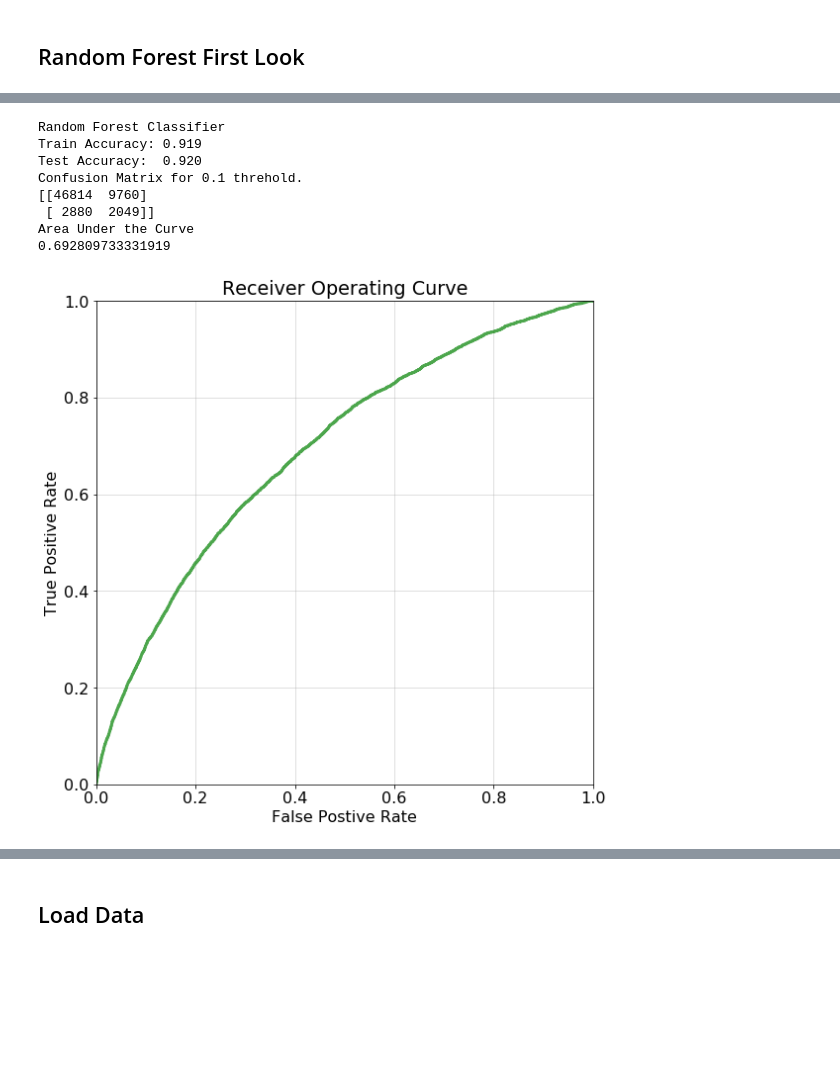
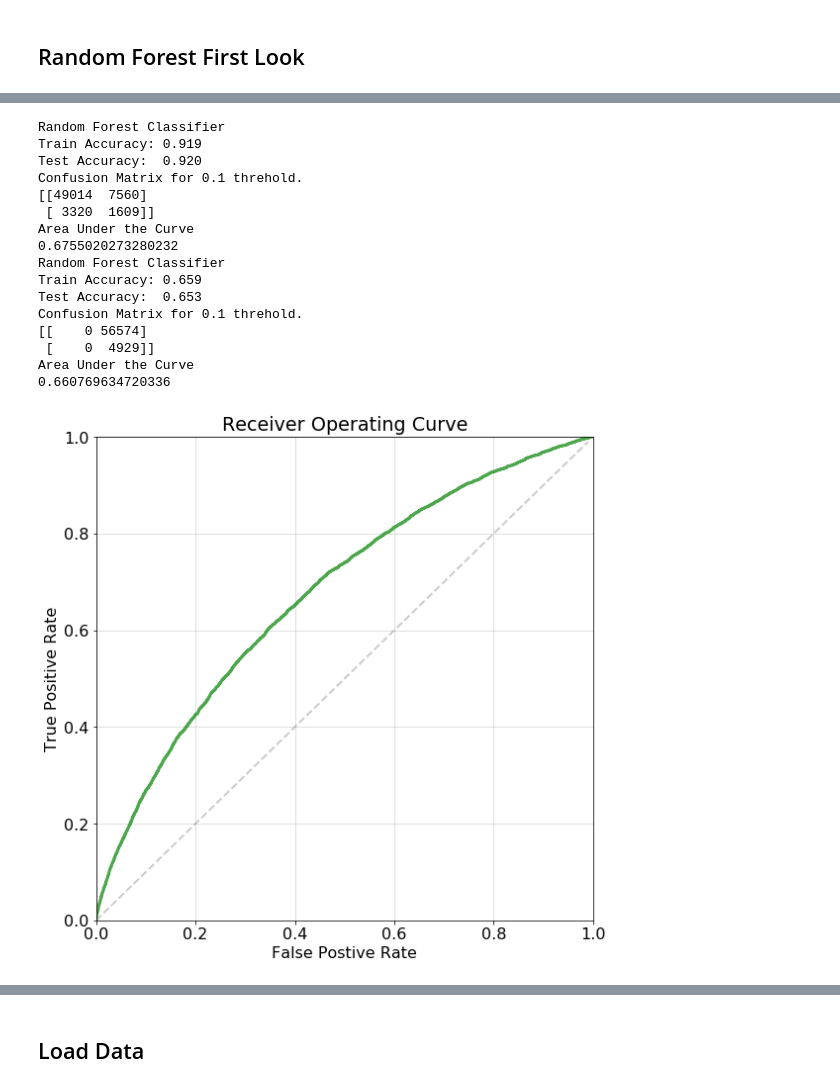
Before and after one commit to vlassarev/home-credit-default-risk, a Jupyter notebook: hcdr_model.ipynb, the cells around one changed output, grey strips where cells are left out. Cells and saved outputs as stored; diff of their text form; code cells hidden in the pictures; blank space fills up the shorter version.

Commit message:
Added SMOTE but seems not to improve AUC.

```diff
--- a/hcdr_model.ipynb
+++ b/hcdr_model.ipynb
@@ -145,6 +146,14 @@ class dataset(object):
             @param test_size (float): fraction of data for test
             @return X_train, X_test, y_train, y_test (tuple): split data"""
         return(train_test_split(X, y, test_size=test_size, random_state=757))
+
+    def minority_oversample(self, X, y):
+        """Oversamples minority class to balance it.
+            @param X (pandas.DataFrame): X data
+            @param y (series): y data
+            @return X, y where X and y have been balanced (with minority oversampling)"""
+        self.sm = SMOTE(random_state=42)
+        return(self.sm.fit_sample(X, y))
 # %% [markdown]
 ## Pre-Processing Data
 # %%
@@ -184,7 +193,10 @@ EMERGENCYSTATE_MODE          has  3 levels.
 # %% [markdown]
 ## Random Forest First Look
 # %%
-rfc = RandomForestClassifier(max_depth=7, random_state=0, n_estimators=100)
+rfc = RandomForestClassifier(max_depth=4, random_state=0, n_estimators=50)
 rfc.fit(app.X_train, app.y_train)
+
+rfc_mo = RandomForestClassifier(max_depth=4, random_state=0, n_estimators=50)
+rfc_mo.fit(*app.minority_oversample(app.X_train, app.y_train))
 # %% [output]
 RandomForestClassifier(bootstrap=True, class_weight=None, criterion='gini',
@@ -195,35 +207,51 @@ RandomForestClassifier(bootstrap=True, class_weight=None, criterion='gini',
             oob_score=False, random_state=0, verbose=0, warm_start=False)
 # %%
-# Basic Accuracy and Confussion Matrix
-print("Random Forest Classifier\nTrain Accuracy: {:.3f}\nTest Accuracy:  {:.3f}".format(
+def eval_rfc(rfc):
+    """ Evaluates a provided fitted Random Forest Classifier
+        @param rfc: Random Forest Classifier"""
+    # Basic Accuracy and Confussion Matrix
+    print("Random Forest Classifier\nTrain Accuracy: {:.3f}\nTest Accuracy:  {:.3f}".format(
     rfc.score(app.X_train, app.y_train), rfc.score(app.X_test, app.y_test)))
-y_test_score = [p2 for p1, p2 in rfc.predict_proba(app.X_test)]
-fpr, tpr, thresholds = roc_curve(app.y_test, y_test_score)
-thresh = 0.1
-print("Confusion Matrix for {} threhold.".format(thresh))
-print(confusion_matrix(app.y_test, (np.array([p2 for p1, p2 in rfc.predict_proba(app.X_test)]) > thresh).astype("int")))
-matplotlib.rcParams.update({'font.size': 16})
+    y_test_score = [p2 for p1, p2 in rfc.predict_proba(app.X_test)]
+    fpr, tpr, thresholds = roc_curve(app.y_test, y_test_score)
+    thresh = 0.1
+    print("Confusion Matrix for {} threhold.".format(thresh))
+    print(confusion_matrix(app.y_test, (np.array([p2 for p1, p2 in rfc.predict_proba(app.X_test)]) > thresh).astype("int")))
+    matplotlib.rcParams.update({'font.size': 16})
 
-# AUC
-print("Area Under the Curve")
-print(roc_auc_score(app.y_test, y_test_score))
+    # AUC
+    print("Area Under the Curve")
+    print(roc_auc_score(app.y_test, y_test_score))
 
-# Plot ROC
-plt.figure(figsize=(9, 9))
-plt.plot(fpr, tpr, linewidth=3, alpha=0.7, color="g")
-plt.title("Receiver Operating Curve")
-plt.xlabel("False Postive Rate")
-plt.ylabel("True Positive Rate")
-plt.ylim((0, 1.001))
-plt.xlim((0, 1.000))
-plt.grid(alpha=0.5)
+    # Plot ROC
+    plt.figure(figsize=(9, 9))
+    plt.plot(fpr, tpr, linewidth=3, alpha=0.7, color="g")
+    plt.plot(np.array(range(100)) / 100.0, np.array(range(100)) / 100.0,
+             linestyle='--', linewidth=2, alpha=0.4, color="gray")
+    plt.title("Receiver Operating Curve")
+    plt.xlabel("False Postive Rate")
+    plt.ylabel("True Positive Rate")
+    plt.ylim((0, 1.001))
+    plt.xlim((0, 1.000))
+    plt.grid(alpha=0.5)
+
+eval_rfc(rfc)
+eval_rfc(rfc_mo)
 # %% [output]
 Random Forest Classifier
 Train Accuracy: 0.919
 Test Accuracy:  0.920
 Confusion Matrix for 0.1 threhold.
-[[46814  9760]
- [ 2880  2049]]
+[[49014  7560]
+ [ 3320  1609]]
 Area Under the Curve
-0.692809733331919
+0.6755020273280232
+Random Forest Classifier
+Train Accuracy: 0.659
+Test Accuracy:  0.653
+Confusion Matrix for 0.1 threhold.
+[[    0 56574]
+ [    0  4929]]
+Area Under the Curve
+0.660769634720336
-[figure, old version]
+[figure, new version]
```
Also changed, not shown: parts of 3 cells of this notebook.
